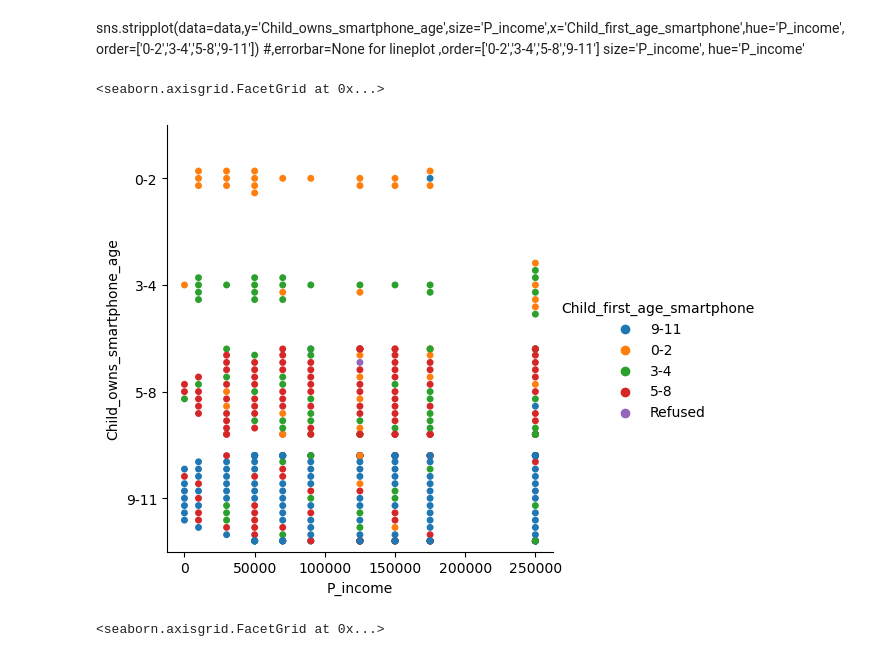
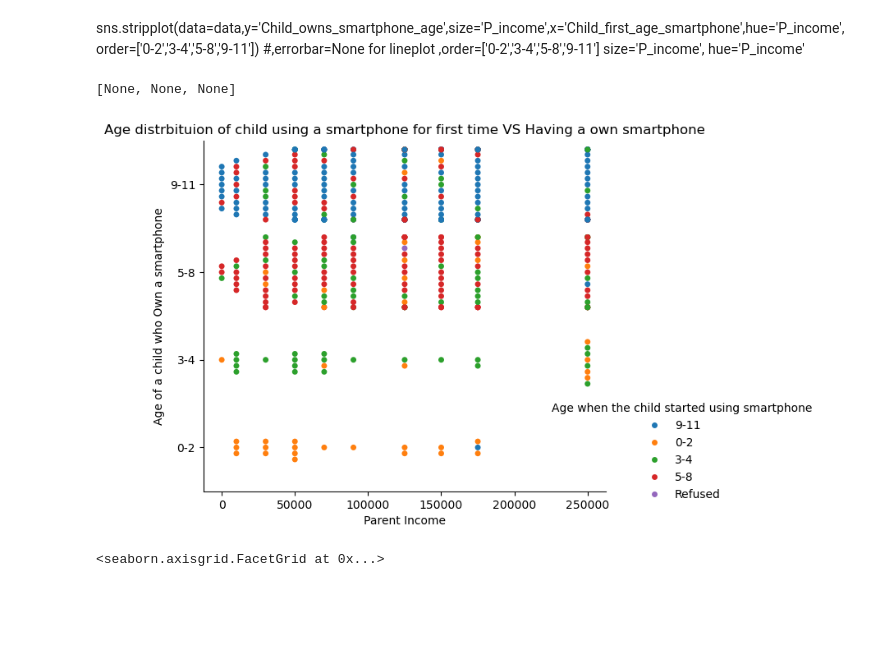
Before and after one commit to tyz-sd/Parenting-children-in-the-age-of-screens, a Jupyter notebook: Initial_visualizations.ipynb, the cells around one changed output. Cells and saved outputs as stored; diff of their text form; code cells hidden in the pictures; blank space fills up the shorter version.

```diff
--- a/Initial_visualizations.ipynb
+++ b/Initial_visualizations.ipynb
@@ -200,10 +200,12 @@ plt.show()
 # %% [markdown]
 sns.stripplot(data=data,y='Child_owns_smartphone_age',size='P_income',x='Child_first_age_smartphone',hue='P_income',order=['0-2','3-4','5-8','9-11']) #,errorbar=None for lineplot ,order=['0-2','3-4','5-8','9-11'] size='P_income', hue='P_income'
 # %%
-sns.catplot(kind='swarm',data=data,y='Child_owns_smartphone_age',x='P_income',order=['0-2','3-4','5-8','9-11'],hue='Child_first_age_smartphone') #,errorbar=None for lineplot
+g6=sns.catplot(kind='swarm',data=data,y='Child_owns_smartphone_age',x='P_income',order=['9-11','5-8','3-4','0-2'],hue='Child_first_age_smartphone',aspect=1.2) #,errorbar=None for lineplot
+g6.set(xlabel='Parent Income',ylabel='Age of a child who Own a smartphone',title='Age distrbituion of child using a smartphone for first time VS Having a own smartphone')
+g6._legend.set(title='Age when the child started using smartphone',loc='lower right',bbox_to_anchor=(1.1,0.06))
 # %% [output]
-<seaborn.axisgrid.FacetGrid at 0x...>
+[None, None, None]
-[figure, old version]
+[figure, new version]
 # %%
 sns.catplot(kind='swarm',data=data,x='Child_owns_smartphone_age',y='P_employment_type',order=['0-2','3-4','5-8','9-11'],hue='Child_first_age_smartphone') #,errorbar=None for lineplot
 # %% [output]
```
Also changed, not shown: parts of 17 cells of this notebook, 1 other file.
